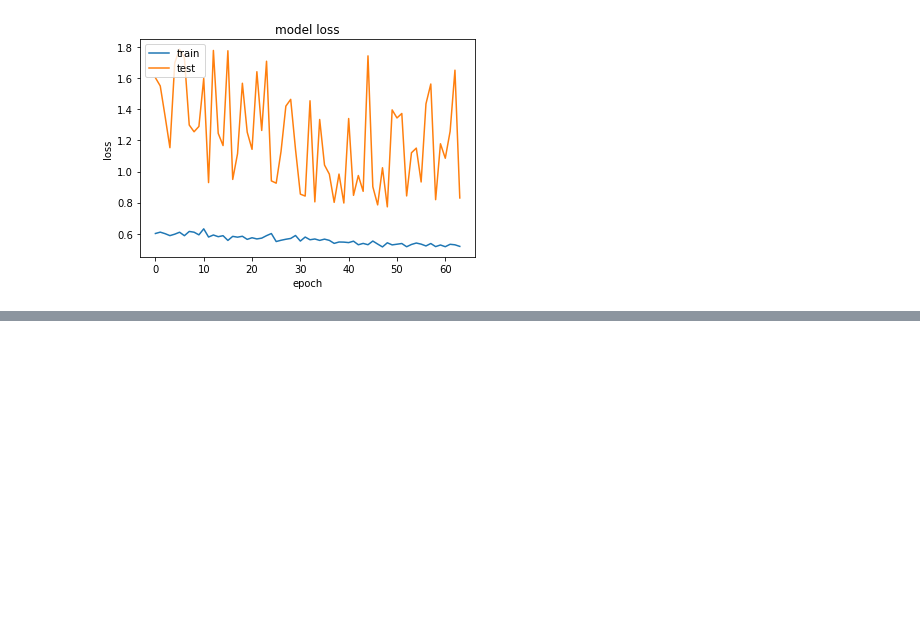
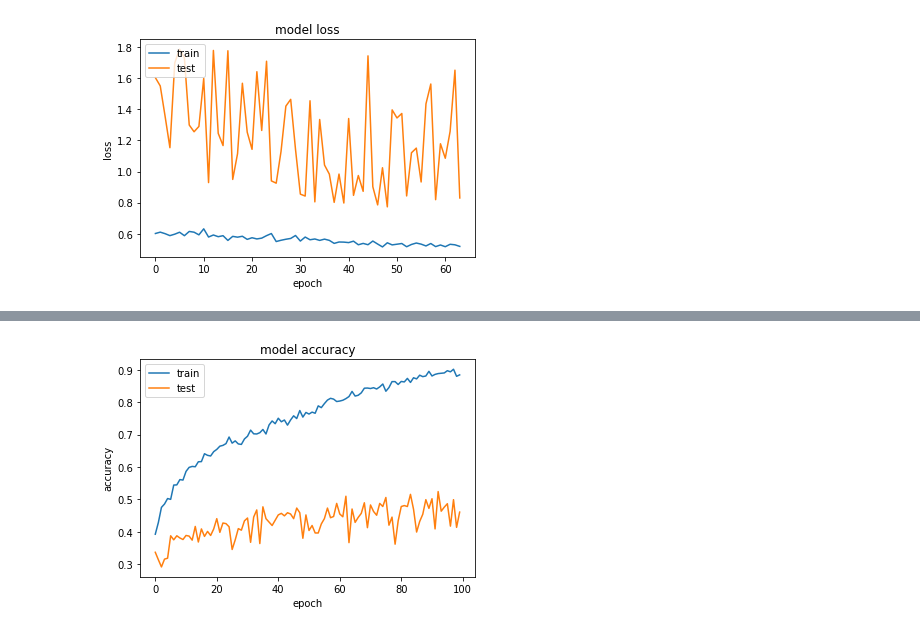
Before and after one commit to lephuocdat2000/DeepLearning-and-Application, a Jupyter notebook: CNN+LSTM.ipynb, the cells around one changed output, grey strips where cells are left out. Cells and saved outputs as stored; diff of their text form; code cells hidden in the pictures; blank space fills up the shorter version.

```diff
--- a/CNN+LSTM.ipynb
+++ b/CNN+LSTM.ipynb
@@ -367,0 +437,22 @@ plt.show()
+# %%
+#Load test set - Vietnamese
+from numpy import load
+X_train = load('vie_X_train.npy',allow_pickle=True)
+X_test = load('vie_X_test.npy',allow_pickle=True)
+y_train = load('vie_y_train.npy',allow_pickle = True)
+y_test = load('vie_y_test.npy',allow_pickle=True)
+vie_X_test = np.concatenate((X_train,X_test))
+vie_y_test = np.concatenate((y_train,y_test))
+# %%
+# Frame for TimeDistributed model
+eng_X_train = frame(eng_X_train, hop_ts, win_ts)
+vie_X_test = frame(vie_X_test, hop_ts, win_ts)
+# %%
+#Encode label
+
+lb = LabelEncoder()
+eng_y_train = np_utils.to_categorical(lb.fit_transform(np.ravel(eng_y_train)))
+vie_y_test = np_utils.to_categorical(lb.transform(np.ravel(vie_y_test)))
+
+eng_X_train = eng_X_train.reshape(eng_X_train.shape[0], eng_X_train.shape[1] , eng_X_train.shape[2], eng_X_train.shape[3], 1)
+vie_X_test = vie_X_test.reshape(vie_X_test.shape[0], vie_X_test.shape[1] , vie_X_test.shape[2], vie_X_test.shape[3], 1)
@@ -367,0 +515,12 @@ plt.show()
+# %%
+# Compile model
+model.compile(optimizer=SGD(lr=0.01, decay=1e-6, momentum=0.8), loss='categorical_crossentropy', metrics=['accuracy'])
+
+# Save best model
+best_model_save = ModelCheckpoint('/content/drive/MyDrive/Model/Nhận dạng/Model.h5', save_best_only=True, monitor='val_acc', mode='max')
+
+# Early stopping
+early_stopping = EarlyStopping(monitor='val_accuracy', patience=30, verbose=1, mode='max')
+
+# Fit model
+history = model.fit(eng_X_train, eng_y_train, batch_size=64, epochs=100, validation_data=(vie_X_test, vie_y_test), callbacks=[early_stopping, best_model_save])
@@ -367,0 +529,10 @@ plt.show()
+# %%
+plt.plot(history.history['accuracy'])
+plt.plot(history.history['val_accuracy'])
+plt.title('model accuracy')
+plt.ylabel('accuracy')
+plt.xlabel('epoch')
+plt.legend(['train', 'test'], loc='upper left')
+plt.show()
+# %% [output]
+[figure, added]
```
Also changed, not shown: parts of 26 cells of this notebook.
